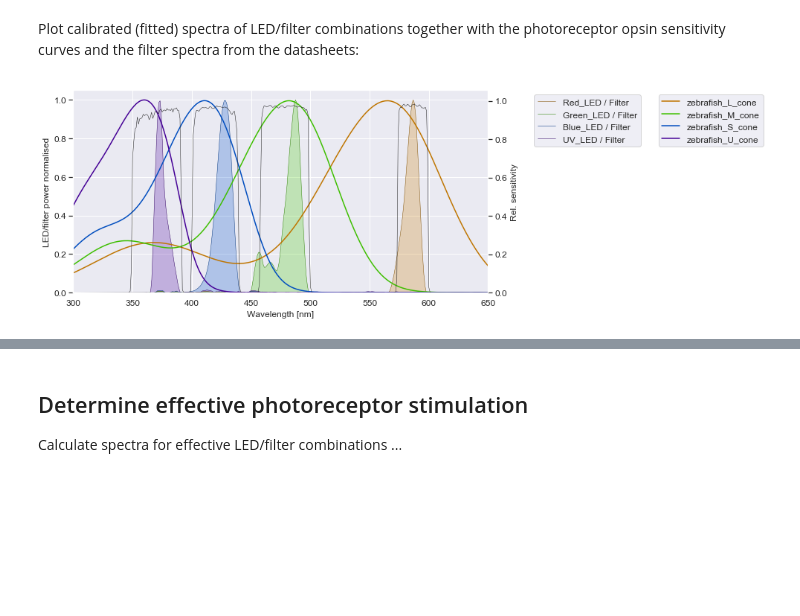
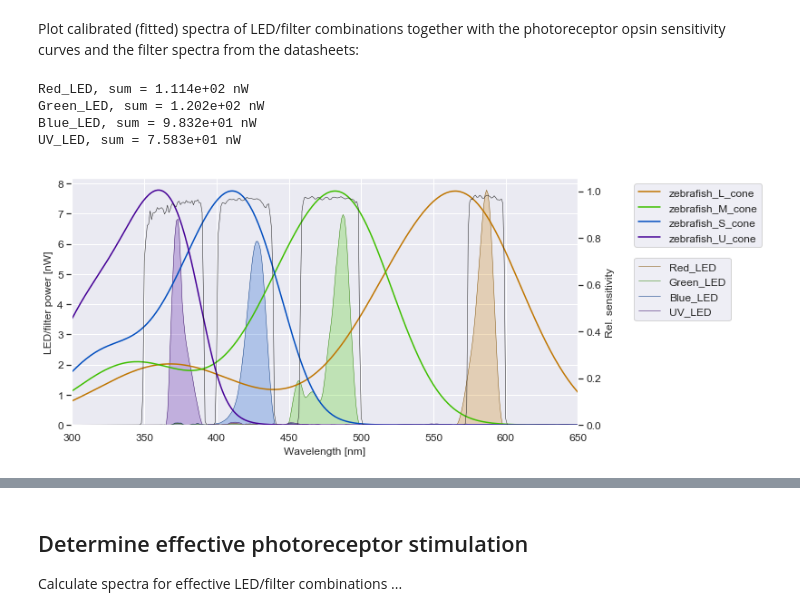
Before and after one commit to eulerlab/open-visual-stimulator, a Jupyter notebook: calibration_zebrafish/stimulator_calibration.ipynb, the cells around one changed output, grey strips where cells are left out. Drawn from its saved outputs; the diff is of its cells as text; code cells hidden in the pictures; blank space fills up the shorter version.

```diff
--- a/calibration_zebrafish/stimulator_calibration.ipynb
+++ b/calibration_zebrafish/stimulator_calibration.ipynb
@@ -359,7 +312,7 @@ Norm_Power = np.zeros((len(LEDs),Steps))
 Norm_Power = (norm_power_red,norm_power_green,norm_power_blue,norm_power_uv)
 
 y_Steps = np.arange(0,Steps,1)
-fig,ax = plt.subplots(1,2,figsize = (18,4))
+fig,ax = plt.subplots()
 
 colour = []
 
@@ -373,12 +326,8 @@ for iLED, LED in enumerate(LEDs):
         LED["power_norm"].append(Norm_Power[iLED][iI])
 
 for iLED in range (len(LEDs)):
-    ax[0].plot(y_Steps,Power[iLED],c=colour[iLED])
-    ax[1].plot(y_Steps,Norm_Power[iLED],c=colour[iLED])
+    ax.plot(y_Steps,Power[iLED],c=colour[iLED])
 
-ax[0].set_ylabel('Power (nW)', fontsize = 15)
-ax[0].set_xlim(0,255);
-
-ax[1].set_ylabel('Normalised Power', fontsize = 15);
-ax[1].set_xlim(0,255);
+ax.set_ylabel('Power (nW)', fontsize = 15)
+ax.set_xlim(0,255);
 # %% [output]
@@ -405,33 +354,42 @@ Plot calibrated (fitted) spectra of LED/filter combinations together with the ph
 # %%
 fig, ax1 = plt.subplots()
 ax2      = ax1.twinx()
-
-for iLED, LED in enumerate(LEDs):
-    col_lo = spc.wavelength_to_rgb(LED["peak_nm"], darker=0.5)
-    col_hi = spc.wavelength_to_rgb(LED["peak_nm"], darker=0.8)
-    tempLbl = LED["name"] +" / Filter"
-    ax1.plot(Wavelength, LED["LED_spect"], color=col_lo, label=tempLbl, linewidth=0.5)
-    ax1.fill(Wavelength, LED["LED_spect"], facecolor=col_hi, alpha=0.25)
 
 for PR in PRs:
     if len(PR["spect"]) > 0:
         col = spc.wavelength_to_rgb(PR["peak_nm"], darker=0.75)
         ax2.plot(x_wavelen_nm, PR["spect"], color=col, label=PR["name"])
 
+LED["LED_power"] = []
+for LED in LEDs:
+    if len(LED["LED_spect"]) > 0:
+        col_lo = spc.wavelength_to_rgb(LED["peak_nm"], darker=0.5)
+        col_hi = spc.wavelength_to_rgb(LED["peak_nm"], darker=0.8)
+        ax1.plot(Wavelength, LED["LED_spect"]*LED["power"][99], color=col_lo, label=LED["name"], linewidth=0.5)
+        ax1.fill(Wavelength, LED["LED_spect"]*LED["power"][99], facecolor=col_hi, alpha=0.25)
+        LED["LED_power"] = sum(LED["LED_spect"]*LED["power"][99])
+
 ax1.set_xlabel("Wavelength [nm]")
-ax1.set_ylabel("LED/filter power normalised")
-ax1.legend(bbox_to_anchor=(1.10, 1), loc="upper left")
+ax1.set_ylabel("LED/filter power [nW]")
+ax1.legend(bbox_to_anchor=(1.10, 0.7), loc="upper left")
 ax1.set_ylim(bottom=0)
 
-plt.plot(WaveRed,Filter_Red,'k',linewidth=0.5)
-plt.plot(WaveGreen,Filter_Green,'k',linewidth=0.5)
-plt.plot(WaveBlue,Filter_Blue,'k',linewidth=0.5)
-plt.plot(WaveUV,Filter_UV,'k',linewidth=0.5)
+plt.plot(wavelength,Filter_Red,'k',linewidth=0.5)
+plt.plot(wavelength,Filter_Green,'k',linewidth=0.5)
+plt.plot(wavelength,Filter_Blue,'k',linewidth=0.5)
+plt.plot(wavelength,Filter_UV,'k',linewidth=0.5)
 
 ax2.set_ylabel("Rel. sensitivity")
-ax2.legend(bbox_to_anchor=(1.40, 1), loc="upper left")
 ax2.set_ylim(bottom=0)
+ax2.legend(bbox_to_anchor=(1.10, 1), loc="upper left")
 ax2.grid(False)
 ax2.set_xlim((300, 650));
+
+for iLED, LED in enumerate(LEDs):
+    print("{0}, sum = {1:.3e} nW".format(LED["name"], LED["LED_power"]))
 # %% [output]
+Red_LED, sum = 1.114e+02 nW
+Green_LED, sum = 1.202e+02 nW
+Blue_LED, sum = 9.832e+01 nW
+UV_LED, sum = 7.583e+01 nW
-[figure, old version]
+[figure, new version]
```
Also changed, not shown: parts of 33 cells of this notebook, 6 other files.
